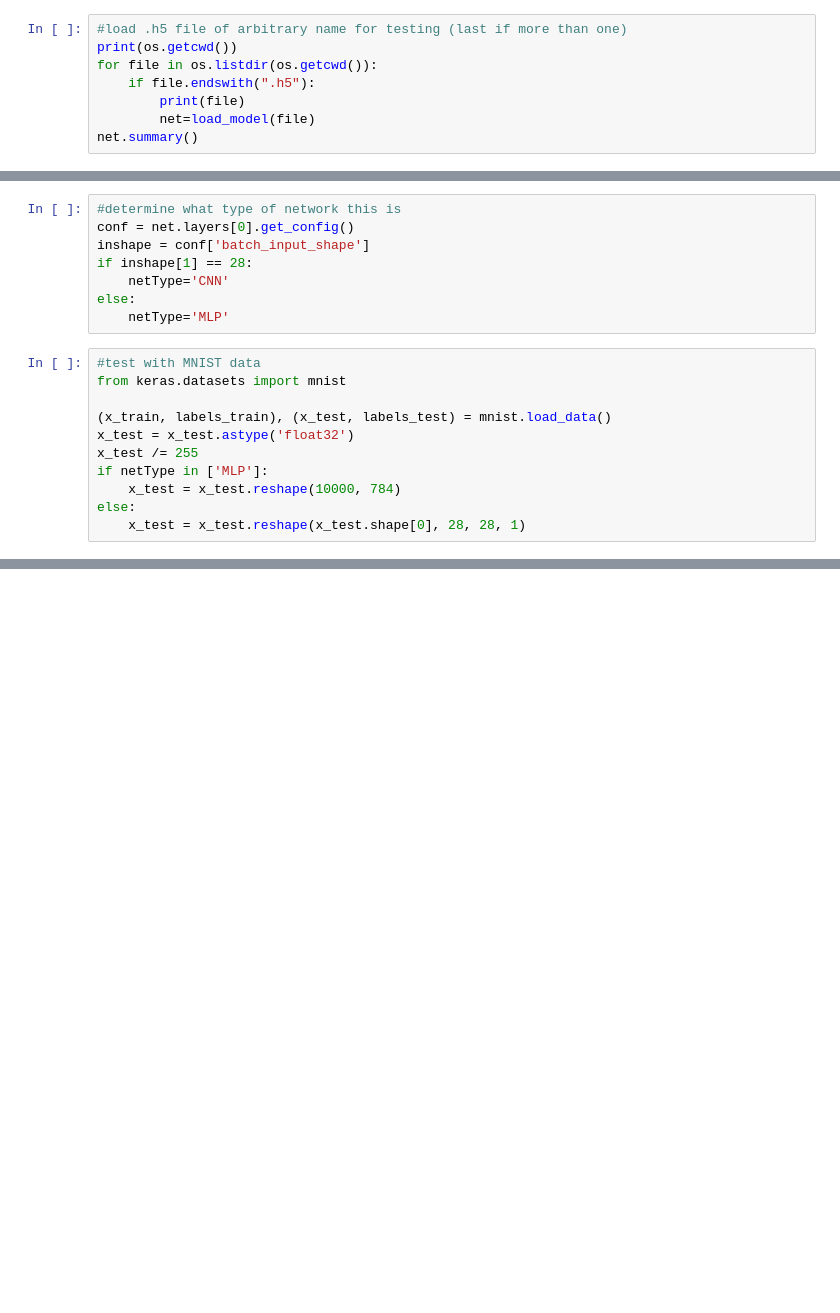
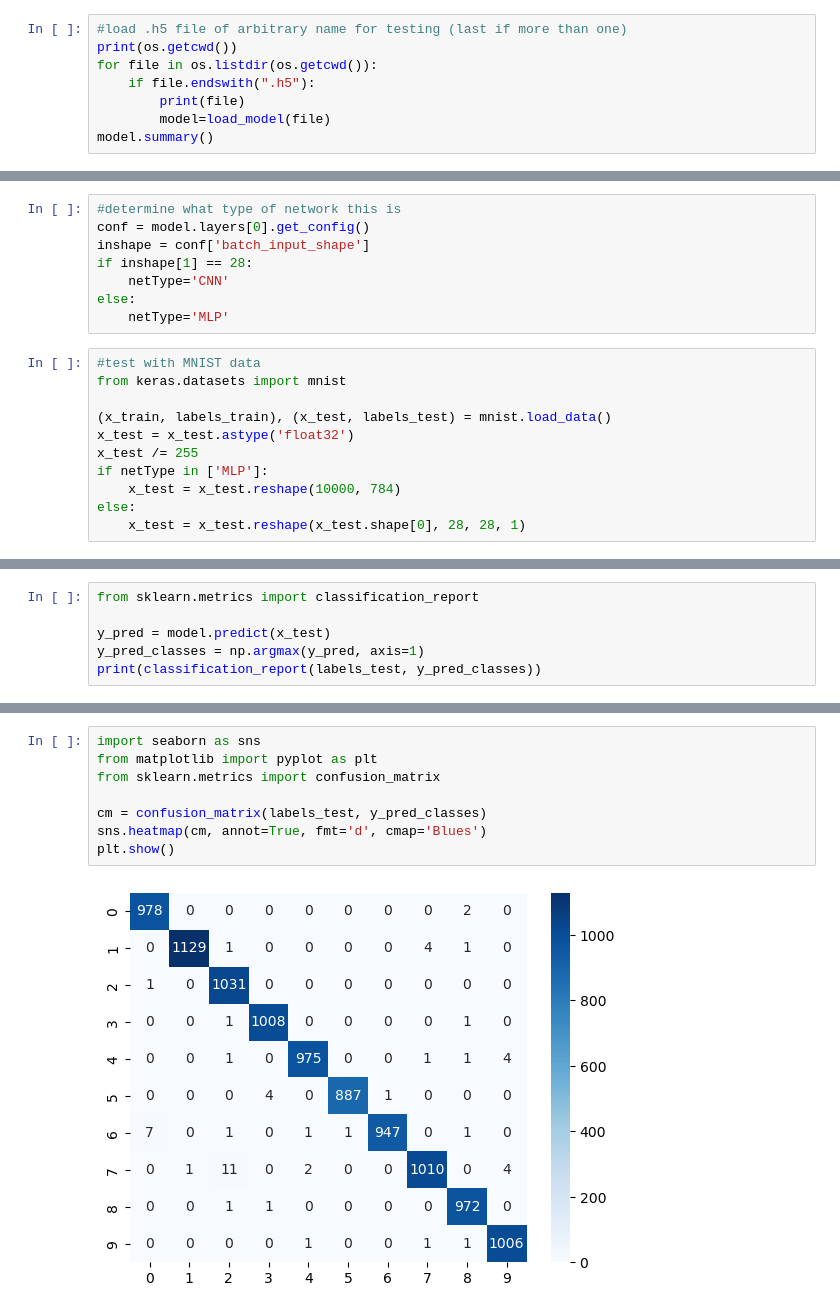
Before and after one commit to congrendai/PRE_CW1, a Jupyter notebook: test.ipynb, the cells around one changed output, grey strips where cells are left out. Drawn from its saved outputs; the diff is of its cells as text; blank space fills up the shorter version.

```diff
--- a/test.ipynb
+++ b/test.ipynb
@@ -8,8 +8,8 @@ print(os.getcwd())
 for file in os.listdir(os.getcwd()):
     if file.endswith(".h5"):
         print(file)
-        net=load_model(file)
-net.summary()
+        model=load_model(file)
+model.summary()
 # %% [output]
 /Users/congrendai/Desktop/King's/Pattern Recognition, Neural Networks, and Deep Learning/CW1
 network_for_mnist.h5
@@ -30,7 +30,7 @@ Non-trainable params: 896
 _________________________________________________________________
 # %%
 #determine what type of network this is
-conf = net.layers[0].get_config()
+conf = model.layers[0].get_config()
 inshape = conf['batch_input_shape']
 if inshape[1] == 28:
     netType='CNN'
@@ -58,0 +59,6 @@ Percentage correctly classified MNIST= 99.35
+# %%
+from sklearn.metrics import classification_report
+
+y_pred = model.predict(x_test)
+y_pred_classes = np.argmax(y_pred, axis=1)
+print(classification_report(labels_test, y_pred_classes))
@@ -58,0 +83,10 @@ Percentage correctly classified MNIST= 99.35
+# %%
+import seaborn as sns
+from matplotlib import pyplot as plt
+from sklearn.metrics import confusion_matrix
+
+cm = confusion_matrix(labels_test, y_pred_classes)
+sns.heatmap(cm, annot=True, fmt='d', cmap='Blues')
+plt.show()
+# %% [output]
+[figure, added]
```
Also changed, not shown: parts of 3 cells of this notebook, 2 other files.
